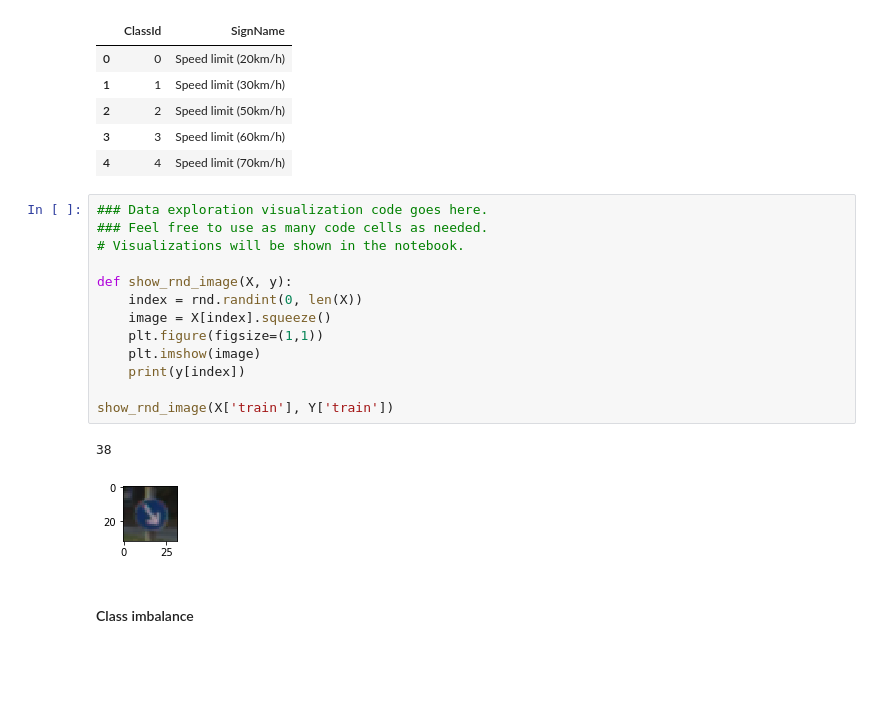
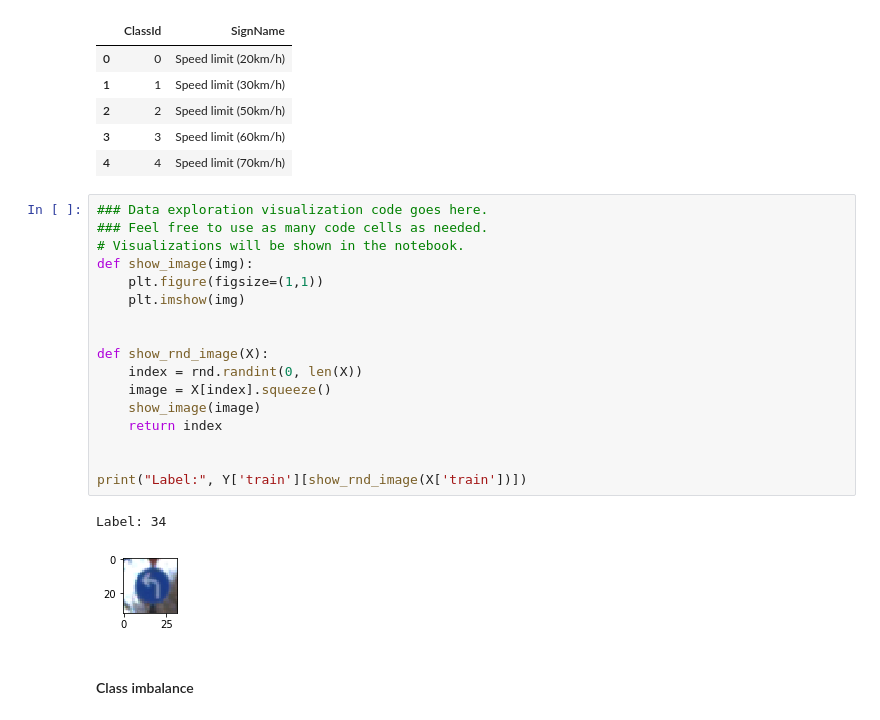
Before and after one commit to georgios-v/CarND-Traffic-Sign-Classifier-Project, a Jupyter notebook: Traffic_Sign_Classifier.ipynb, the cells around one changed output. Saved outputs shown, nothing was run; the diff lists cells and outputs as text; blank space fills up the shorter version.

```diff
--- a/Traffic_Sign_Classifier.ipynb
+++ b/Traffic_Sign_Classifier.ipynb
@@ -120,19 +120,23 @@ db.head(n=5)
 # %%
 ### Data exploration visualization code goes here.
 ### Feel free to use as many code cells as needed.
 # Visualizations will be shown in the notebook.
+def show_image(img):
+    plt.figure(figsize=(1,1))
+    plt.imshow(img)
 
-def show_rnd_image(X, y):
+
+def show_rnd_image(X):
     index = rnd.randint(0, len(X))
     image = X[index].squeeze()
-    plt.figure(figsize=(1,1))
-    plt.imshow(image)
-    print(y[index])
+    show_image(image)
+    return index
 
-show_rnd_image(X['train'], Y['train'])
+
+print("Label:", Y['train'][show_rnd_image(X['train'])])
 # %% [output]
-38
+Label: 34
-[figure, old version]
+[figure, new version]
 # %% [markdown]
 #### Class imbalance
 # %%
```
Also changed, not shown: parts of 23 cells of this notebook, 12 other files.
